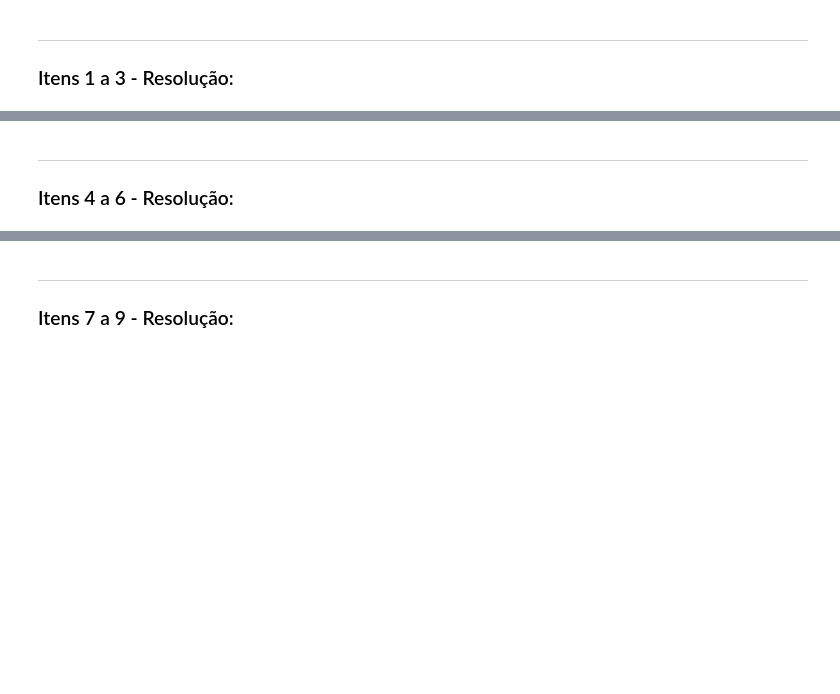
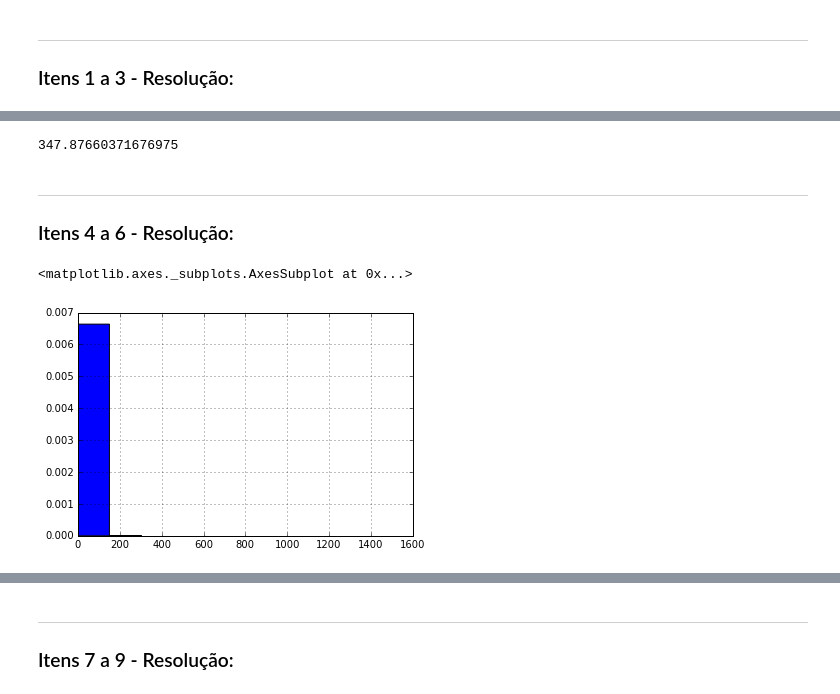
Before and after one commit to carletti/CD, a Jupyter notebook: Mini-Projeto1/MiniProjeto1.ipynb, the cells around one changed output, grey strips where cells are left out. Cells and saved outputs as stored; diff of their text form; code cells hidden in the pictures; blank space fills up the shorter version.

```diff
--- a/Mini-Projeto1/MiniProjeto1.ipynb
+++ b/Mini-Projeto1/MiniProjeto1.ipynb
@@ -24,0 +25,2 @@ C:\Users\trcar\Desktop\Insper\2º Semestre\Ciência dos dados\Github\CDEng\MiniP
+# %%
+ESCOLAS = pd.read_csv("ESCOLAS.csv", encoding="iso8859-1",sep = '|')
@@ -24,0 +48,4 @@ C:\Users\trcar\Desktop\Insper\2º Semestre\Ciência dos dados\Github\CDEng\MiniP
+# %%
+ESCOLAS.computadores = ESCOLAS.NU_COMP_ALUNO
+computadores = ESCOLAS.computadores.fillna(0)
+computadores.describe()
@@ -25,3 +62,12 @@ C:\Users\trcar\Desktop\Insper\2º Semestre\Ciência dos dados\Github\CDEng\MiniP
+# %%
+computadores.var()
+# %% [output]
+347.87660371676975
 # %% [markdown]
 ___
 ### Itens 4 a 6 - Resolução:
+# %%
+computadores.hist(normed=True)
+# %% [output]
+<matplotlib.axes._subplots.AxesSubplot at 0x...>
+[figure, added]
```
Also changed, not shown: parts of 6 cells of this notebook.
